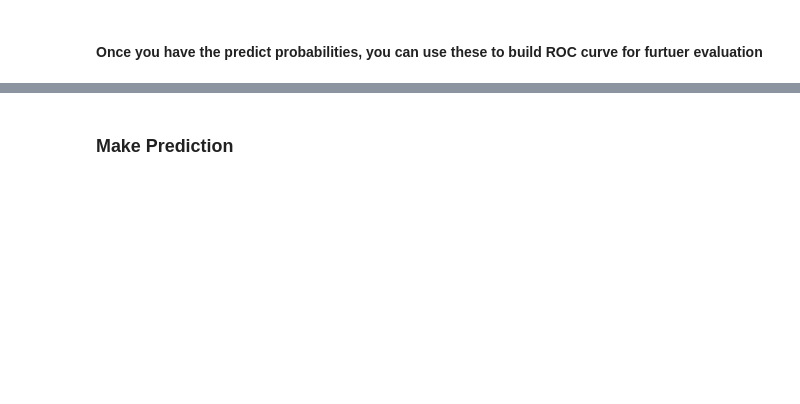
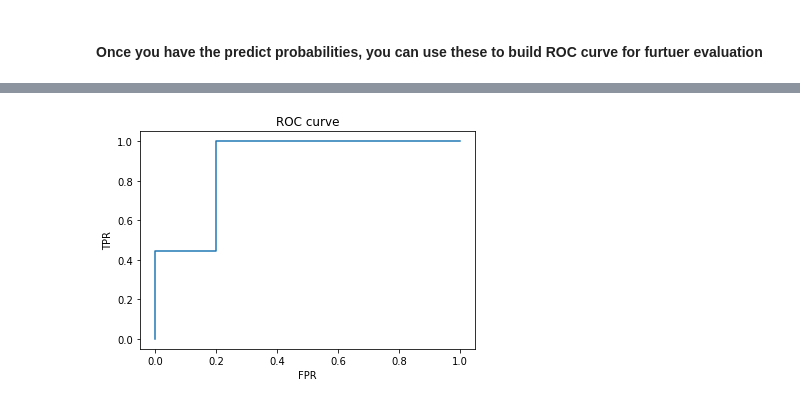
Before and after one commit to gerald-liu/isom3360, a Jupyter notebook: lab6/Lab 6 - Naive Bayes - Multi.ipynb, the cells around one changed output, grey strips where cells are left out. Saved outputs shown, nothing was run; the diff lists cells and outputs as text; code cells hidden in the pictures; blank space fills up the shorter version.

```diff
--- a/lab6/Lab 6 - Naive Bayes - Multi.ipynb
+++ b/lab6/Lab 6 - Naive Bayes - Multi.ipynb
@@ -28,9 +28,9 @@ data.describe()
 ### Data Preparation
 # %%
 # Import LabelEncoder
-from sklearn.preprocessing import LabelEncoder
+from sklearn import preprocessing
 #creating labelEncoder
-le = LabelEncoder()
+le = preprocessing.LabelEncoder()
 # %%
 # Converting string labels into numbers.
 data['Outlook_encoded'] = le.fit_transform(data['Outlook'])
@@ -145,2 +202,2 @@ print(classification_report(y, y_pred))
 # %%
-y_prob_pred = cross_val_predict(mnb, X,y,cv=3, method = 'predict_proba')
+y_proba_pred = cross_val_predict(mnb, X, y, cv=3, method = 'predict_proba')
@@ -154,2 +226,4 @@ from sklearn import metrics
 # %%
 # write codes to construct ROC curve
+fpr, tpr, thresholds = roc_curve(y.values.ravel(), y_proba_pred[:, 1])
+auc(fpr, tpr)
@@ -164,2 +231,0 @@ mnb.class_count_
-# %% [markdown]
-### Make Prediction
@@ -169,0 +232,8 @@ mnb.class_count_
+# %%
+plt.plot(fpr,tpr)
+plt.title('ROC curve')
+plt.xlabel('FPR')
+plt.ylabel('TPR')
+plt.show()
+# %% [output]
+[figure, added]
```
Also changed, not shown: parts of 20 cells of this notebook.
